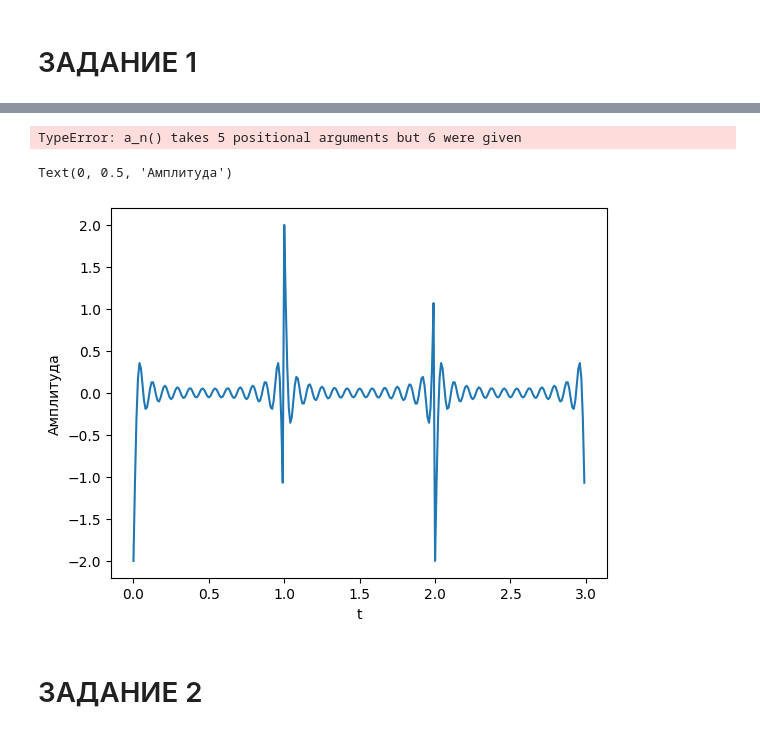
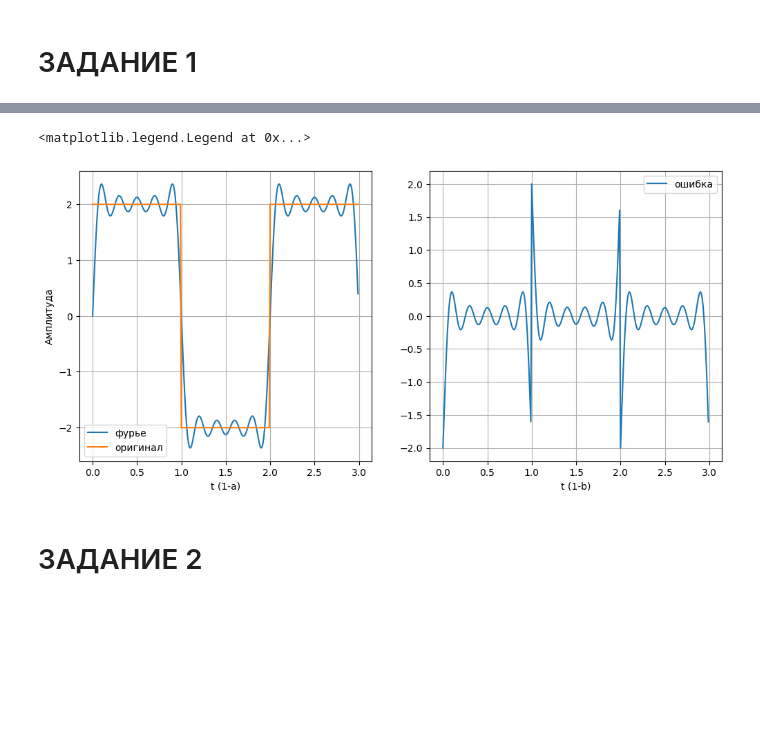
Before and after one commit to EmelyanovAlexey/digital_signal, a Jupyter notebook: 1/lab_1.ipynb, the cells around one changed output, grey strips where cells are left out. Drawn from its saved outputs; the diff is of its cells as text; code cells hidden in the pictures; blank space fills up the shorter version.

```diff
--- a/1/lab_1.ipynb
+++ b/1/lab_1.ipynb
@@ -32,47 +32,43 @@ def calculate_furie(t, myFunction, w, T, t0, N):
 # %%
 def x1(t):
     t_f = np.floor(t)
     if t_f % 2 == 0:
         return 2
     else:
         return -2
 
-N = 15 # Количество отсчетов
-T = 2 # Период
-w = 2 * np.pi / T  # частота сигнала в Гц
+N = 10
+T = 2
+w = 2 * np.pi / T
 t0 = 0
 
 list_point = []
 time_series = np.arange(start, finish, step)
-for n in time_series:
-    list_point.append(calculate_furie(n, x1, w, T, t0, N))
+for t in time_series:
+    list_point.append(calculate_furie(t, x1, w, T, t0, N))
 
 origin_signal = np.array([x1(t) for t in time_series])
 
-plt.grid()
+fig = plt.figure(figsize=(12,12))
+plt.subplots_adjust(wspace=0.2, hspace=0.2)
+
+plt.subplot(221)
 plt.plot(time_series, list_point, label='фурье')
 plt.plot(time_series, origin_signal, label='оригинал')
-plt.xlabel('t')
+plt.xlabel('t (1-a)')
+plt.ylabel('Амплитуда')
+plt.grid()
 plt.legend()
-plt.ylabel('Амплитуда')
+
+error = list_point - origin_signal
+plt.subplot(222)
+plt.plot(time_series, error, label='ошибка')
+plt.xlabel('t (1-b)')
+plt.grid()
+plt.legend()
 # %% [output]
-TypeError: a_n() takes 5 positional arguments but 6 were given
+<matplotlib.legend.Legend at 0x...>
+[figure, added]
-# %%
-list_point = []
-time_series = np.arange(start, finish, step)
-for n in time_series:
-    list_point.append(x_star(n))
-
-origin_signal = np.array([x(t) for t in time_series])
-
-error = list_point - origin_signal
-
-plt.plot(time_series, error, label='фурье')
-plt.xlabel('t')
-plt.ylabel('Амплитуда')
-# %% [output]
-Text(0, 0.5, 'Амплитуда')
-[figure, removed]
 # %% [markdown]
 # ЗАДАНИЕ 2
 # %% [markdown]
```
Also changed, not shown: parts of 4 cells of this notebook, 1 other file.
